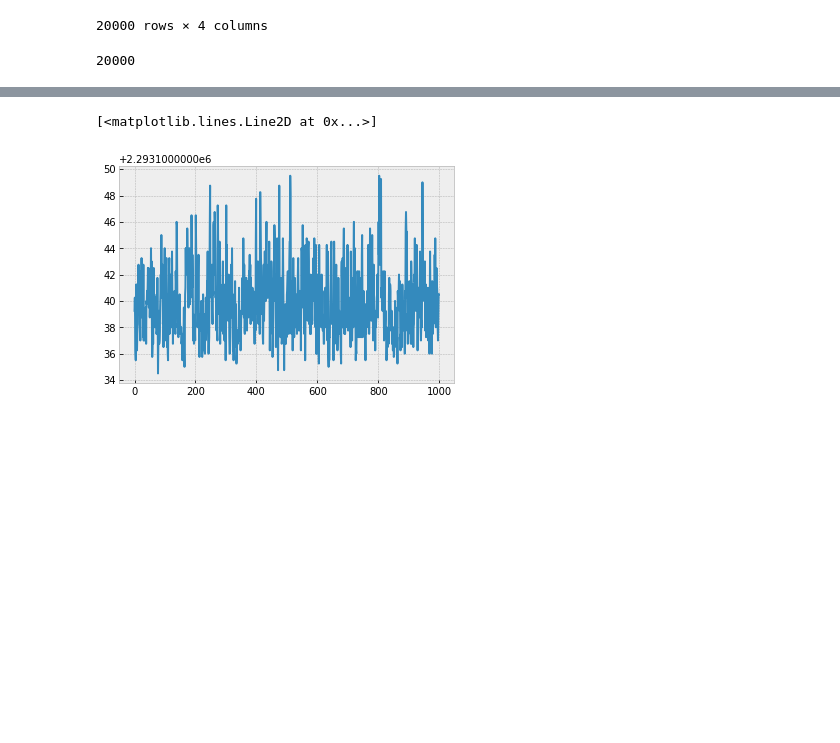
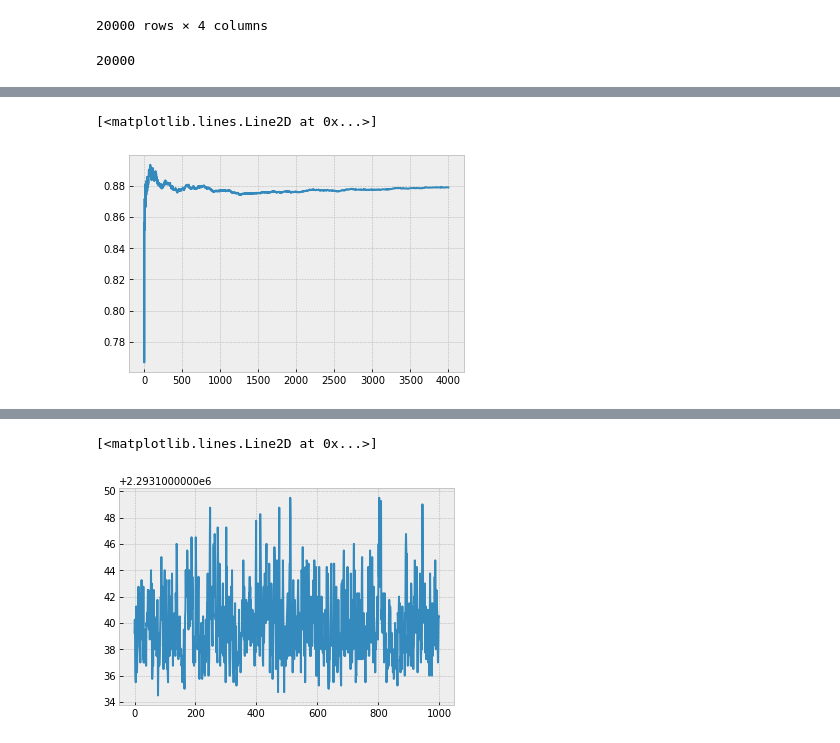
Before and after one commit to akotlar/multivariate-tada, a Jupyter notebook: project/sim5.ipynb, the cells around one changed output, grey strips where cells are left out. Drawn from its saved outputs; the diff is of its cells as text; code cells hidden in the pictures; blank space fills up the shorter version.

```diff
--- a/project/sim5.ipynb
+++ b/project/sim5.ipynb
@@ -294,0 +1175,9 @@ inferred stick-breaking weights stdd:  [0.00831207 0.01162398 0.02017878 0.03064
+# %%
+# 2000 warmup steps 4000 samples, gamma prior
+random_key, _random_key = random.split(random_key)
+
+run_params_dave_2k_4k = run_params_dave.copy()
+run_params_dave_2k_4k['num_warmup'] = 2000
+run_params_dave_2k_4k['num_samples'] = 4000
+
+mcmc_dave_2k_warmup_4k_samples3, inferred_params_dave_2k_warmup_4k_samples3 = run(_random_key, run_params=run_params_dave_2k_4k)
@@ -294,0 +1192,5 @@ inferred stick-breaking weights stdd:  [0.00831207 0.01162398 0.02017878 0.03064
+# %%
+random_key, _random_key = random.split(random_key)
+
+mcmc_dave2k_warmup_4k_sample_4chains = run_until_enough(random_key=_random_key, target_number_of_chains=4, acceptance_threshold=.7, max_attempts=8, run_params = run_params_dave_2k_4k)
+mcmc_dave2k_warmup_4k_sample_4chains
@@ -294,0 +1332,28 @@ inferred stick-breaking weights stdd:  [0.00831207 0.01162398 0.02017878 0.03064
+# %%
+df_exp2 = pd.read_csv('sim/pd1_0.02_pd2_0.02_af_1e-4_pi1_0.05_pi2_0.05_pi12_0.05_h2_1_0.6_h2_2_0.8_rho_0.8/results.csv')
+pds_exp2 = np.array([0.03669,0.043745,0.00995])
+pd_with_both_exp2 = np.array([1 - pds.sum(), *pds])
+n_samples_exp2 = 200_000
+n_cases_exp2 = n_samples * pds
+n_ctrls_exp2 = n_samples - n_cases.sum()
+
+run_params_exp2 = {
+    "data": df_exp2.to_numpy(),
+    "n_cases": n_cases_exp2,
+    "n_ctrls": n_ctrls_exp2,
+    "max_tree_depth": 8,
+    "num_warmup": 2000,
+    "num_samples": 4000,
+    "num_chains": 1,
+    "max_K": 4,
+    "chain_method": 'parallel',
+    "model_to_run": model,
+    "jit_model_args": False,
+    "extra_fields": ("potential_energy", "accept_prob", "mean_accept_prob"),
+}
+
+random_key, _random_key = random.split(random_key)
+
+mcmc_exp2 = run_until_enough(random_key=_random_key, target_number_of_chains=4, acceptance_threshold=.7, max_attempts=8, run_params = run_params_exp2)
+
+weights_ordered_exp2, probs_ordered_exp2 = ordered_statistics(mcmc_exp2)
@@ -294,0 +1788,5 @@ inferred stick-breaking weights stdd:  [0.00831207 0.01162398 0.02017878 0.03064
+# %%
+plt.plot(mcmc_exp2[0].get_extra_fields()['mean_accept_prob'])
+# %% [output]
+[<matplotlib.lines.Line2D at 0x...>]
+[figure, added]
```
Also changed, not shown: parts of 91 cells of this notebook, 4 other files.
